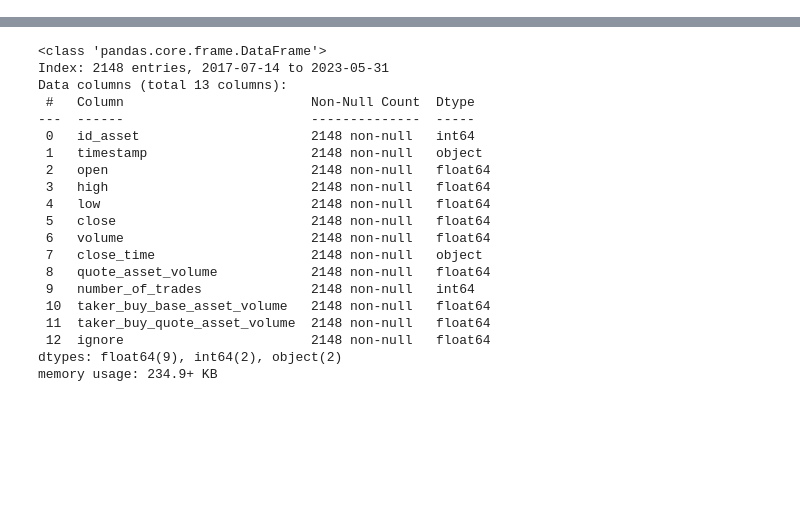
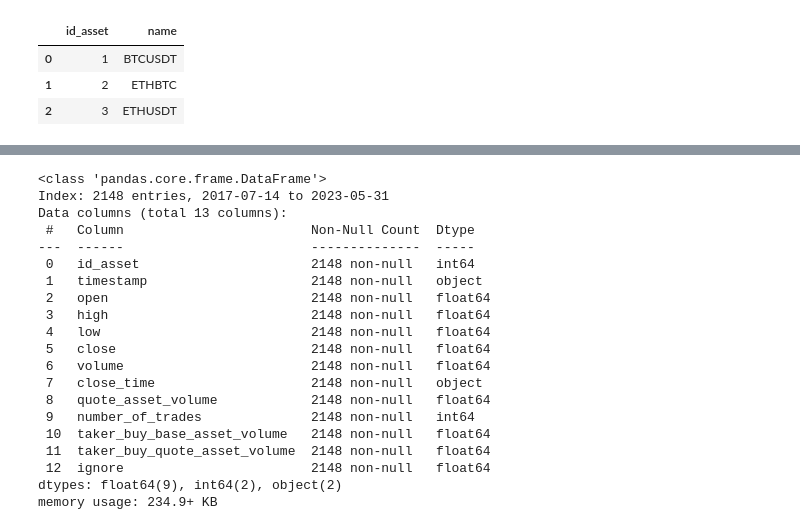
Before and after one commit to abdullahcayde/CryptoBot_with_Binance_Project, a Jupyter notebook: ARIMA_ML_Model_Asset2.ipynb, the cells around one changed output, grey strips where cells are left out. Saved outputs shown, nothing was run; the diff lists cells and outputs as text; code cells hidden in the pictures; blank space fills up the shorter version.

```diff
--- a/ARIMA_ML_Model.ipynb
+++ b/ARIMA_ML_Model_Asset2.ipynb
@@ -7,6 +7,17 @@ from sklearn.metrics import mean_squared_error, mean_absolute_error
 
 import warnings
 warnings.filterwarnings("ignore")
+# %%
+# Define Assets
+df_assets = pd.DataFrame({'id_asset' : [1,2,3],
+                         'name' : ['BTCUSDT', 'ETHBTC', 'ETHUSDT']})
+
+df_assets
+# %% [output]
+|  | id_asset | name |
+| 0 | 1 | BTCUSDT |
+| 1 | 2 | ETHBTC |
+| 2 | 3 | ETHUSDT |
 # %%
 # Read Daily Data and select Asset 2
 path = config.path_ARIMA
```
Also changed, not shown: parts of 3 cells of this notebook, 1 other file.
